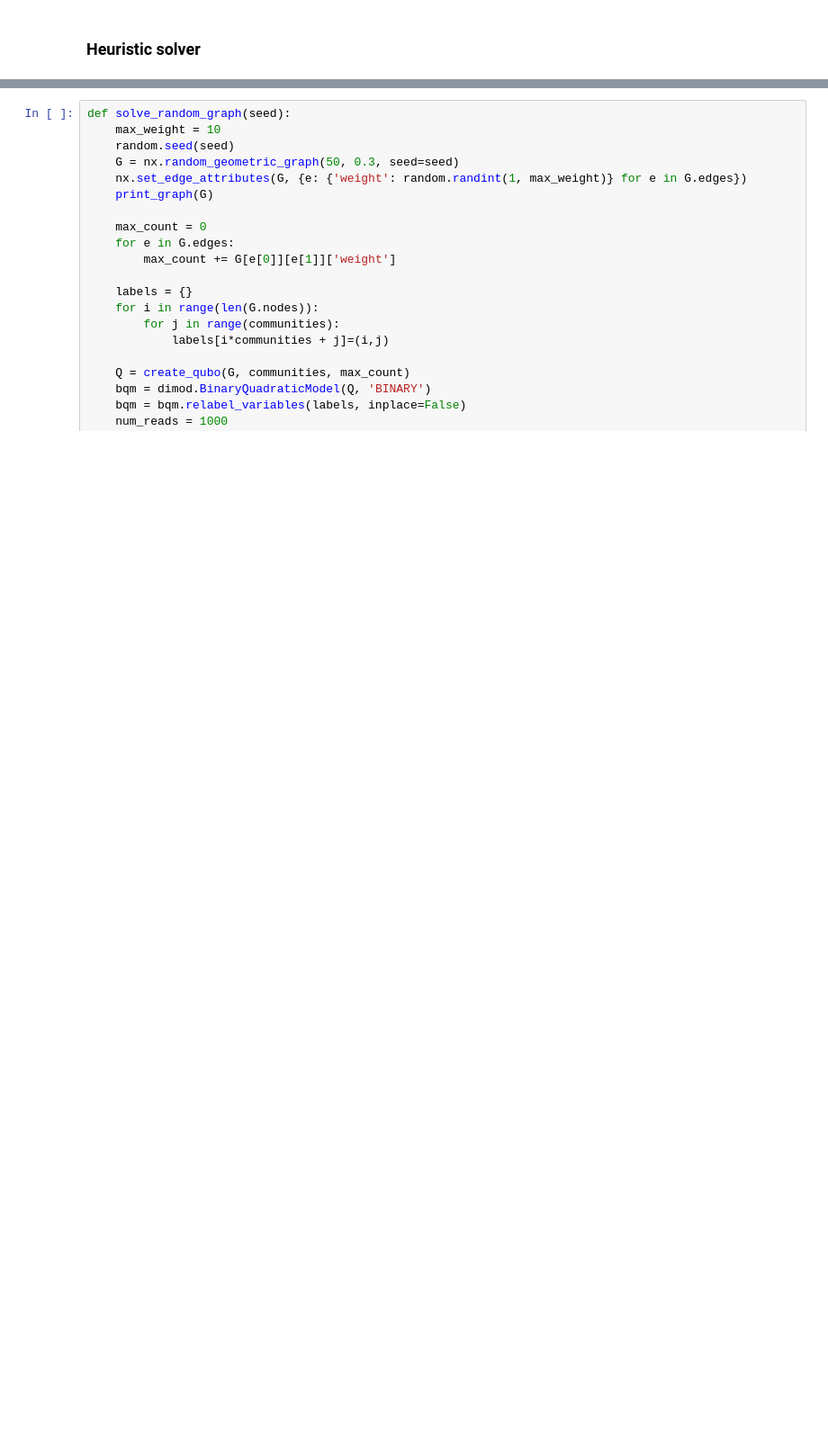
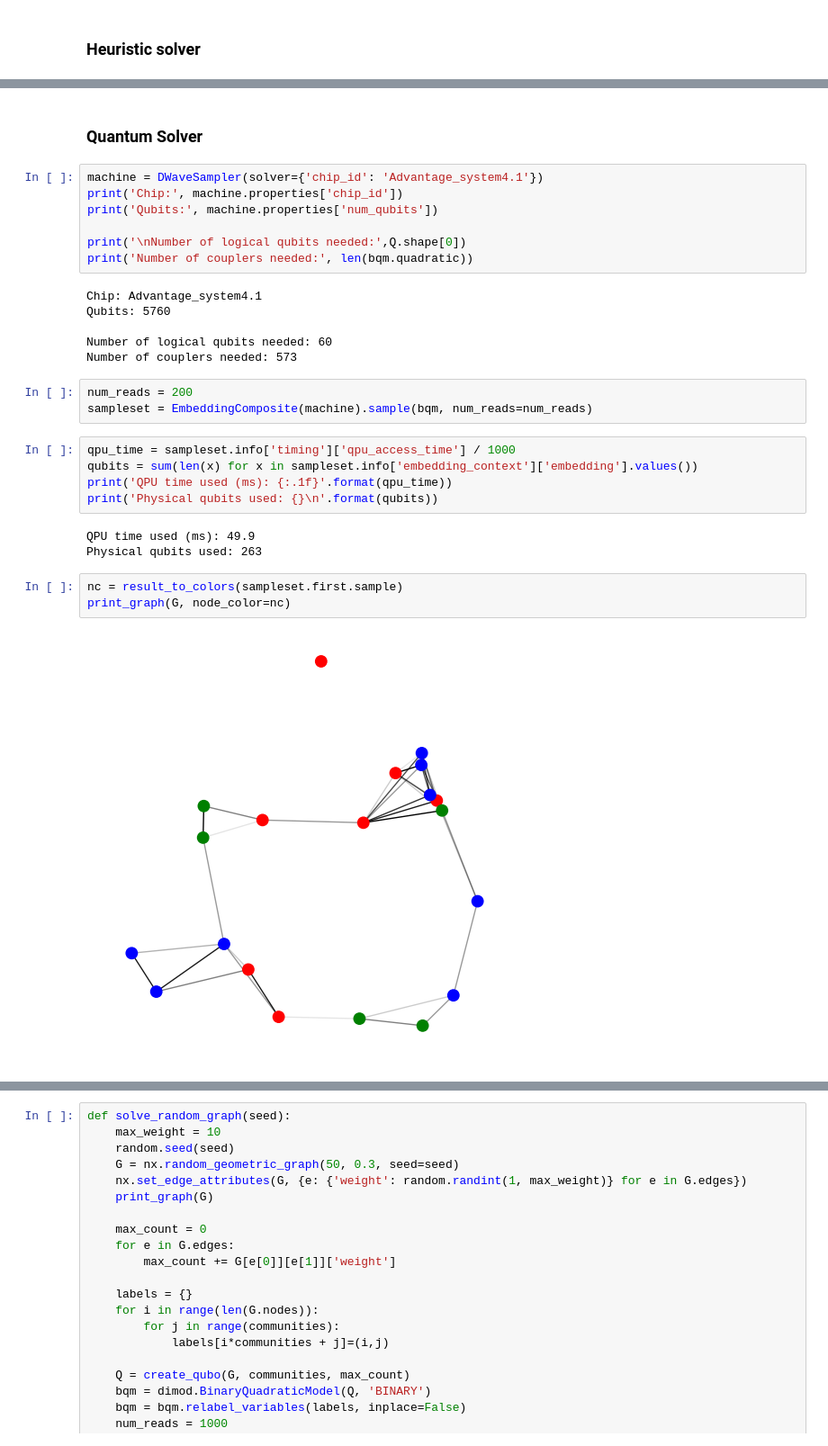
Before and after one commit to vuorenkoski/AQC, a Jupyter notebook: community_detection/community_detection.ipynb, the cells around one changed output, grey strips where cells are left out. Shown at 90% size. Cells and saved outputs as stored; diff of their text form; blank space fills up the shorter version.

Commit message:
quantum solver added

```diff
--- a/community_detection/community_detection.ipynb
+++ b/community_detection/community_detection.ipynb
@@ -225,0 +226,31 @@ print_graph(G, node_color=nc)
+# %% [markdown]
+### Quantum Solver
+# %%
+machine = DWaveSampler(solver={'chip_id': 'Advantage_system4.1'})
+print('Chip:', machine.properties['chip_id'])
+print('Qubits:', machine.properties['num_qubits'])
+
+print('\nNumber of logical qubits needed:',Q.shape[0])
+print('Number of couplers needed:', len(bqm.quadratic))
+# %% [output]
+Chip: Advantage_system4.1
+Qubits: 5760
+
+Number of logical qubits needed: 60
+Number of couplers needed: 573
+# %%
+num_reads = 200
+sampleset = EmbeddingComposite(machine).sample(bqm, num_reads=num_reads)
+# %%
+qpu_time = sampleset.info['timing']['qpu_access_time'] / 1000
+qubits = sum(len(x) for x in sampleset.info['embedding_context']['embedding'].values())
+print('QPU time used (ms): {:.1f}'.format(qpu_time))
+print('Physical qubits used: {}\n'.format(qubits))
+# %% [output]
+QPU time used (ms): 49.9
+Physical qubits used: 263
+# %%
+nc = result_to_colors(sampleset.first.sample)
+print_graph(G, node_color=nc)
+# %% [output]
+[figure, added]
```
Also changed, not shown: parts of 6 cells of this notebook.
